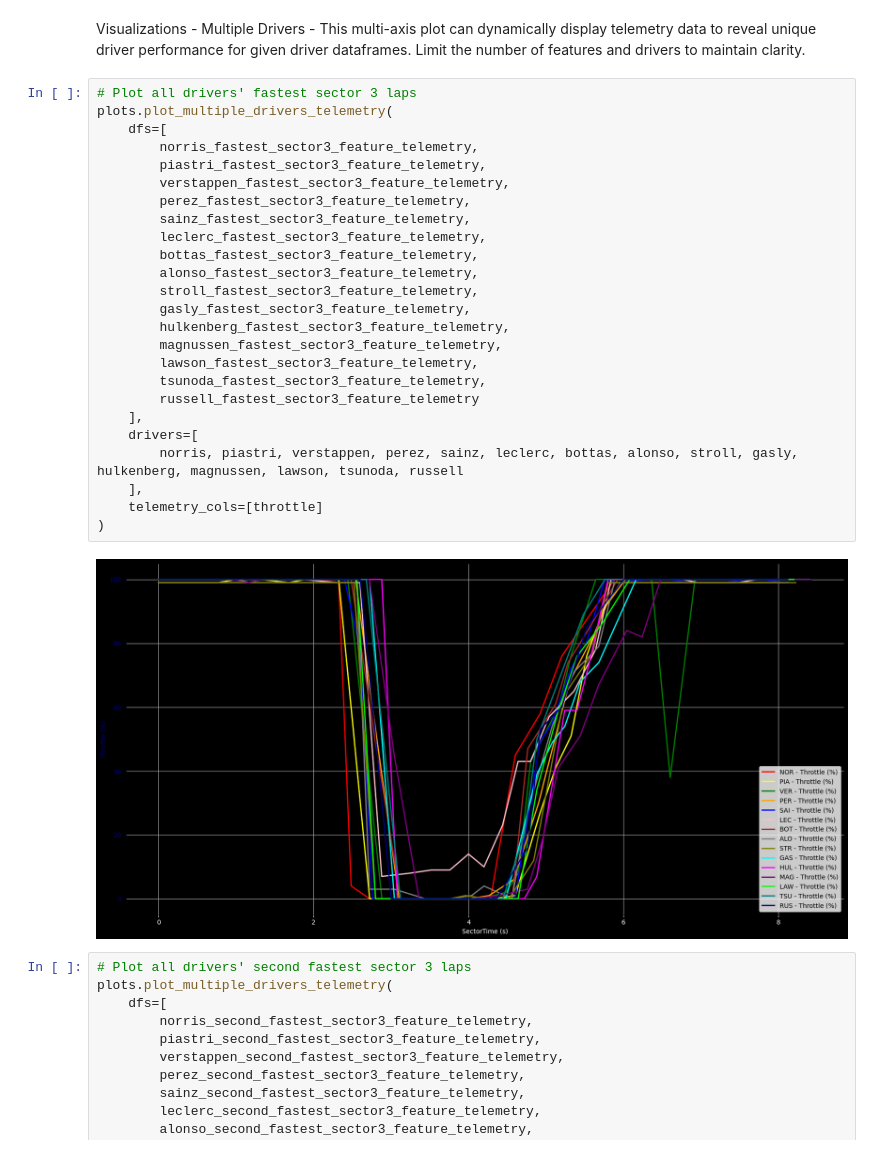
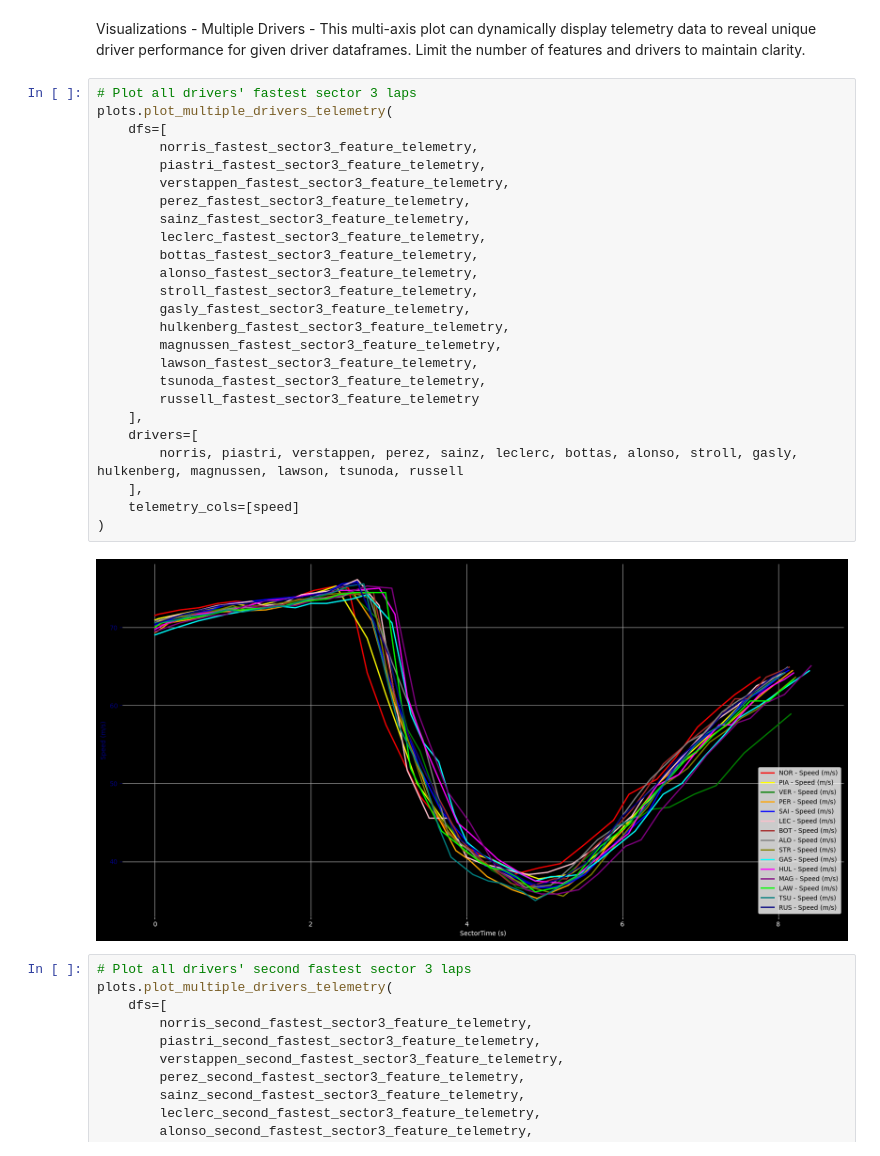
Before and after one commit to PESIII23/f1-driving-style-analytics-tool, a Jupyter notebook: notebooks/02_multi_driver_analysis copy.ipynb, the cells around one changed output. Saved outputs shown, nothing was run; the diff lists cells and outputs as text.

```diff
--- a/notebooks/02_multi_driver_analysis copy.ipynb
+++ b/notebooks/02_multi_driver_analysis copy.ipynb
@@ -753,30 +753,30 @@ Limit the number of features and drivers to maintain clarity.
 # %%
 # Plot all drivers' fastest sector 3 laps
 plots.plot_multiple_drivers_telemetry(
     dfs=[
         norris_fastest_sector3_feature_telemetry,
         piastri_fastest_sector3_feature_telemetry,
         verstappen_fastest_sector3_feature_telemetry,
         perez_fastest_sector3_feature_telemetry,
         sainz_fastest_sector3_feature_telemetry,
         leclerc_fastest_sector3_feature_telemetry,
         bottas_fastest_sector3_feature_telemetry,
         alonso_fastest_sector3_feature_telemetry,
         stroll_fastest_sector3_feature_telemetry,
         gasly_fastest_sector3_feature_telemetry,
         hulkenberg_fastest_sector3_feature_telemetry,
         magnussen_fastest_sector3_feature_telemetry,
         lawson_fastest_sector3_feature_telemetry,
         tsunoda_fastest_sector3_feature_telemetry,
         russell_fastest_sector3_feature_telemetry
     ],
     drivers=[
         norris, piastri, verstappen, perez, sainz, leclerc, bottas, alonso, stroll, gasly, hulkenberg, magnussen, lawson, tsunoda, russell
     ],
-    telemetry_cols=[throttle]
+    telemetry_cols=[speed]
 )
 # %% [output]
-[figure, old version]
+[figure, new version]
 # %%
 # Plot all drivers' second fastest sector 3 laps
 plots.plot_multiple_drivers_telemetry(
```
Also changed, not shown: parts of 2 cells of this notebook, 2 other files.
